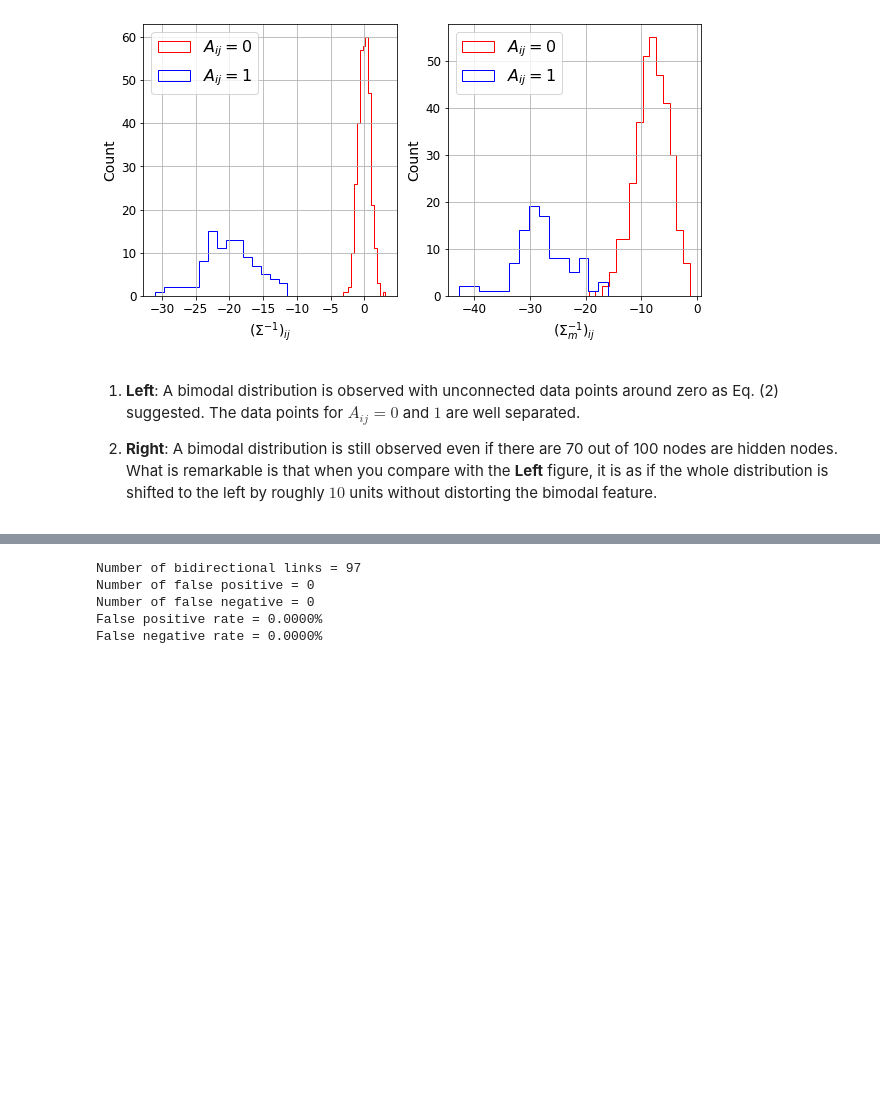
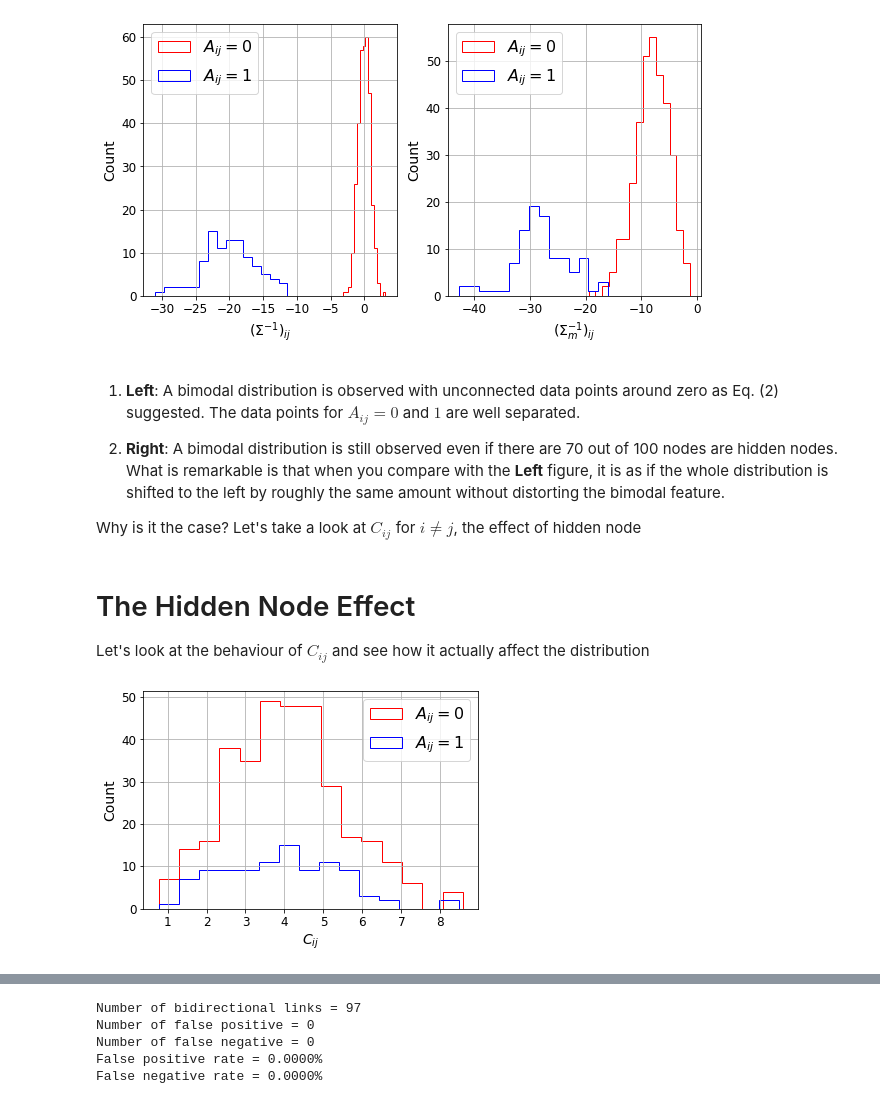
Before and after one commit to newTypeGeek/Network-Reconstruction, a Jupyter notebook: Demo.ipynb, the cells around one changed output, grey strips where cells are left out. Drawn from its saved outputs; the diff is of its cells as text; code cells hidden in the pictures; blank space fills up the shorter version.

Commit message:
Add Cij visualisation

```diff
--- a/Demo.ipynb
+++ b/Demo.ipynb
@@ -260,4 +258,28 @@ plt.show()
 # %% [markdown]
 1. **Left**: A bimodal distribution is observed with unconnected data points around zero as Eq. (2) suggested. The data points for $A_{ij} = 0$ and $1$ are well separated.
 
-2. **Right**: A bimodal distribution is still observed even if there are 70 out of 100 nodes are hidden nodes. What is remarkable is that when you compare with the **Left** figure, it is as if the whole distribution is shifted to the left by roughly $10$ units without distorting the bimodal feature.
+2. **Right**: A bimodal distribution is still observed even if there are 70 out of 100 nodes are hidden nodes. What is remarkable is that when you compare with the **Left** figure, it is as if the whole distribution is shifted to the left by roughly the same amount without distorting the bimodal feature.
+
+Why is it the case? Let's take a look at $C_{ij}$ for $i \neq j$, the effect of hidden node
+# %% [markdown]
+# The Hidden Node Effect
+Let's look at the behaviour of $C_{ij}$ and see how it actually affect the distribution
+# %%
+C = utils.network.hidden_effect(W, measure_id, hidden_id, a=r)
+# %%
+# Select only the off-diagonal elements (upper triangle)
+C_off = utils.base.off_diag_upper(C)
+C_ucon = C_off[W_m_off == 0]
+C_conn = C_off[W_m_off != 0]
+# %%
+# Histogram plot for the off-diagonal of C matrix
+plt.hist(C_ucon, bins=15, color='r', histtype='step', label=r"$A_{ij} = 0$")
+plt.hist(C_conn, bins=15, color='b', histtype='step', label=r"$A_{ij} = 1$")
+plt.legend(fontsize=16)
+plt.xlabel(r"$C_{ij}$", fontsize=14)
+plt.ylabel("Count", fontsize=14)
+plt.xticks(fontsize=12)
+plt.yticks(fontsize=12)
+plt.grid(True)
+# %% [output]
+[figure, added]
```
Also changed, not shown: parts of 10 cells of this notebook.
